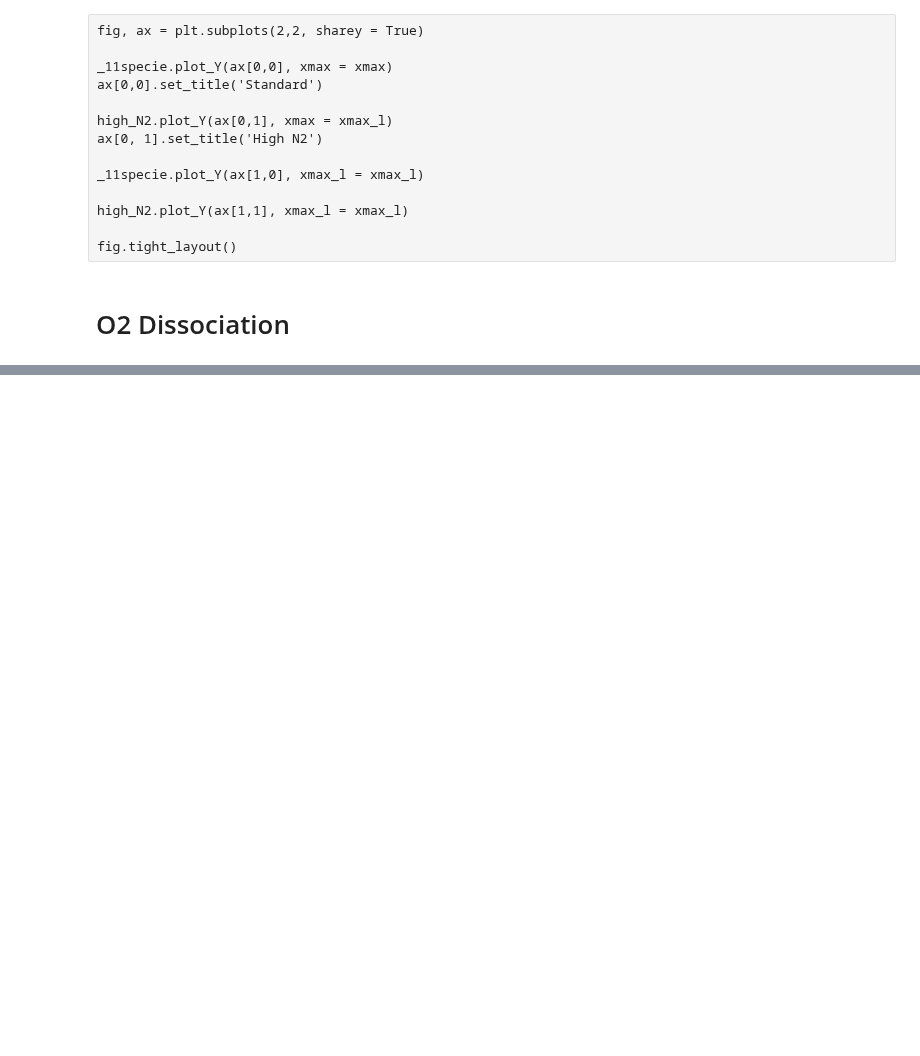
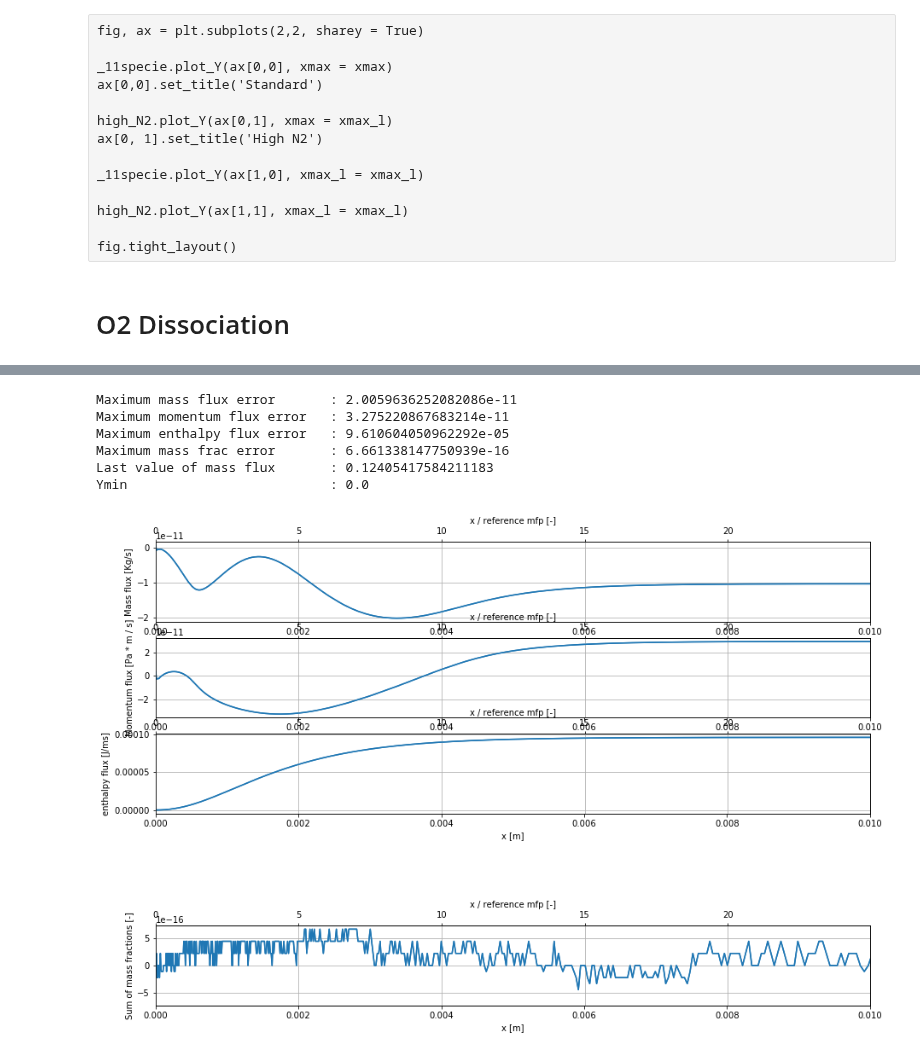
Before and after one commit to 20edo/Reactive_shock_air, a Jupyter notebook: Reactive_Air_shock_2T_last.ipynb, the cells around one changed output, grey strips where cells are left out. Saved outputs shown, nothing was run; the diff lists cells and outputs as text; code cells hidden in the pictures; blank space fills up the shorter version.

```diff
--- a/Reactive_Air_shock_2T_last.ipynb
+++ b/Reactive_Air_shock_2T_last.ipynb
@@ -60,10 +60,9 @@ Assuming that the different contributions can be computed indipendently, the tem
 All energies are written as sensible energy whose reference temperature is $T_0 = 293.15 K$
 # %%
 class specie:
-    def __init__(self, mmol, th_v, th_r, th_d, h_form = 0):
+    def __init__(self, mmol, th_v, th_r, h_form = 0):
         self.th_v = th_v
         self.th_r = th_r
-        self.th_d = th_d
         self.electro_g = None
         self.electro_th = None
         self.e0 = None
@@ -2757,0 +2835,10 @@ O2_dissociation.validate(xmax=1e-2)
+# %%
+O2_dissociation.validate(xmax=1e-2)
+# %% [output]
+Maximum mass flux error       : 2.0059636252082086e-11
+Maximum momentum flux error   : 3.275220867683214e-11
+Maximum enthalpy flux error   : 9.610604050962292e-05
+Maximum mass frac error       : 6.661338147750939e-16
+Last value of mass flux       : 0.12405417584211183
+Ymin                          : 0.0
+[figure, added]
```
Also changed, not shown: parts of 19 cells of this notebook.
